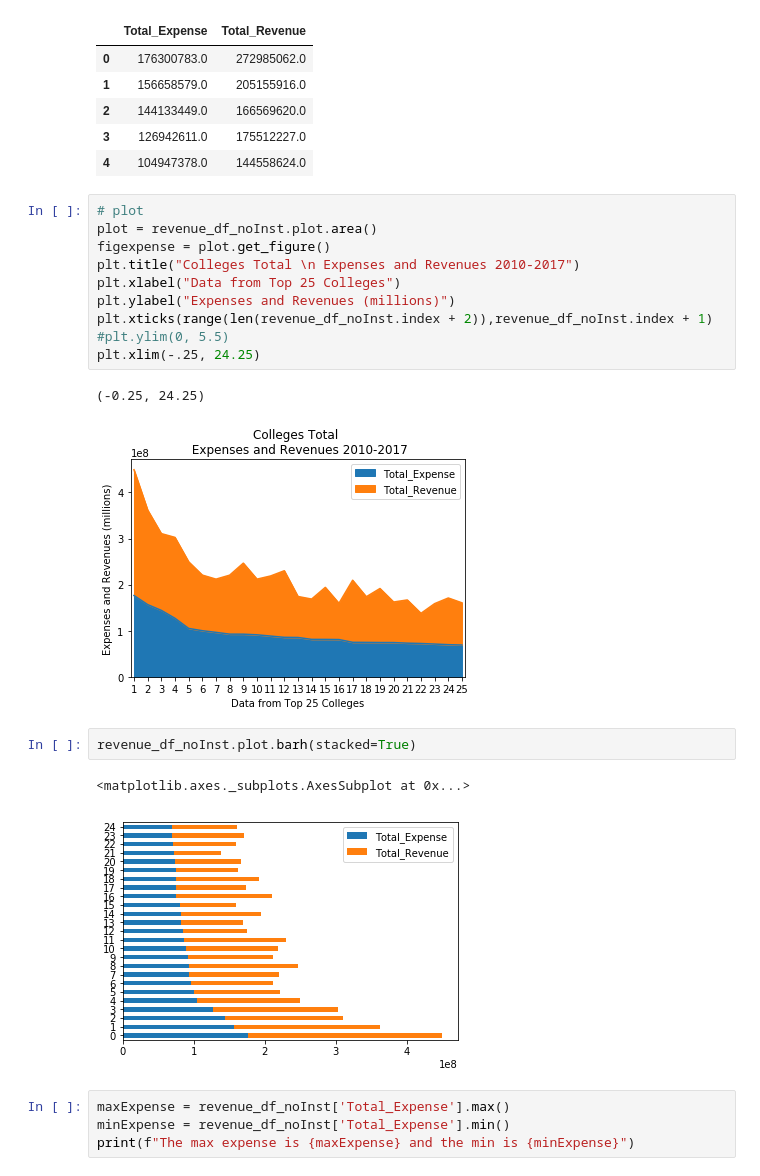
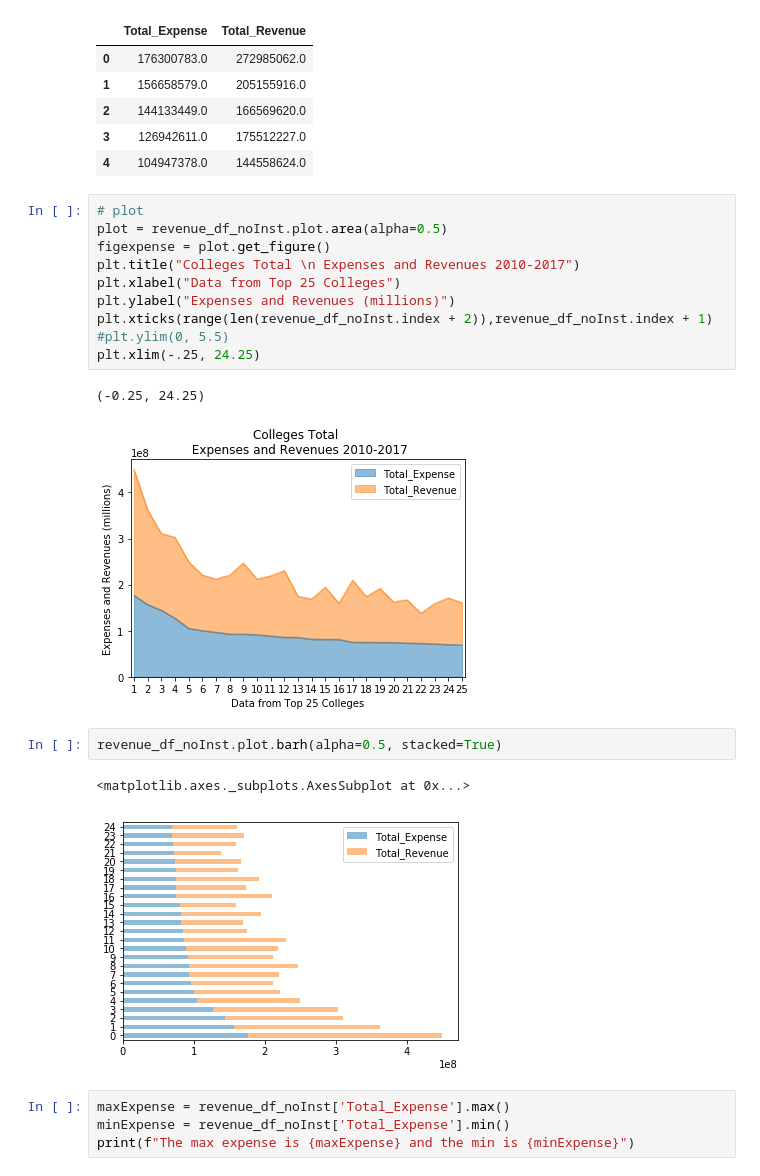
Before and after one commit to reedkm/project_one, a Jupyter notebook: player_heatmap.ipynb, the cells around one changed output. Saved outputs shown, nothing was run; the diff lists cells and outputs as text.

```diff
--- a/player_heatmap.ipynb
+++ b/player_heatmap.ipynb
@@ -247,22 +235,22 @@ revenue_df_noInst.head()
 | 4 | 104947378.0 | 144558624.0 |
 # %%
 # plot
-plot = revenue_df_noInst.plot.area()
+plot = revenue_df_noInst.plot.area(alpha=0.5)
 figexpense = plot.get_figure()
 plt.title("Colleges Total \n Expenses and Revenues 2010-2017")
 plt.xlabel("Data from Top 25 Colleges")
 plt.ylabel("Expenses and Revenues (millions)")
 plt.xticks(range(len(revenue_df_noInst.index + 2)),revenue_df_noInst.index + 1)
 #plt.ylim(0, 5.5)
 plt.xlim(-.25, 24.25)
 # %% [output]
 (-0.25, 24.25)
-[figure, old version]
+[figure, new version]
 # %%
-revenue_df_noInst.plot.barh(stacked=True)
+revenue_df_noInst.plot.barh(alpha=0.5, stacked=True)
 # %% [output]
 <matplotlib.axes._subplots.AxesSubplot at 0x...>
-[figure, old version]
+[figure, new version]
 # %%
 maxExpense = revenue_df_noInst['Total_Expense'].max()
 minExpense = revenue_df_noInst['Total_Expense'].min()
```
Also changed, not shown: parts of 11 cells of this notebook, 18 other files.
